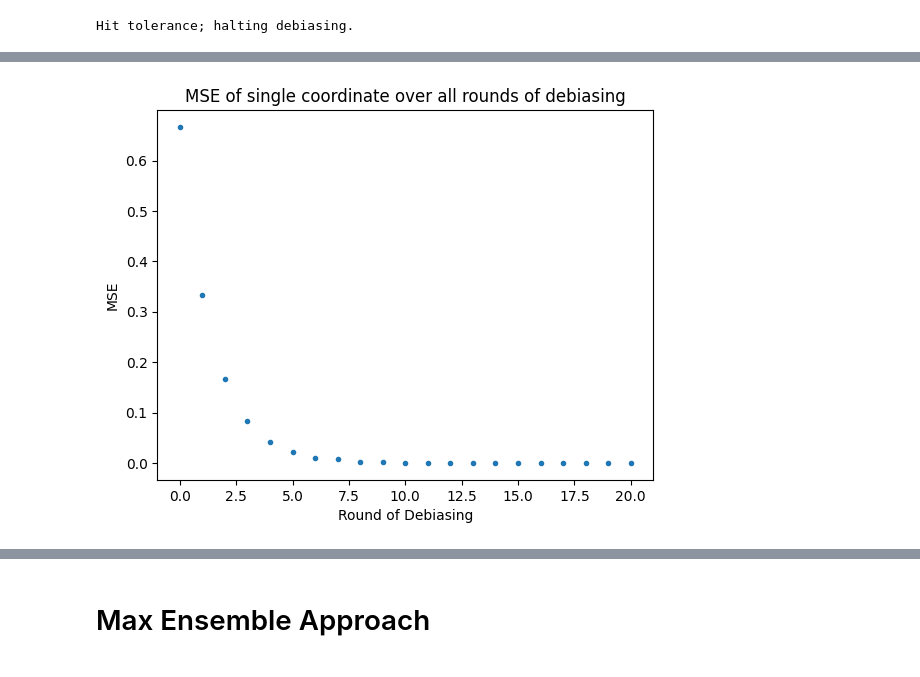
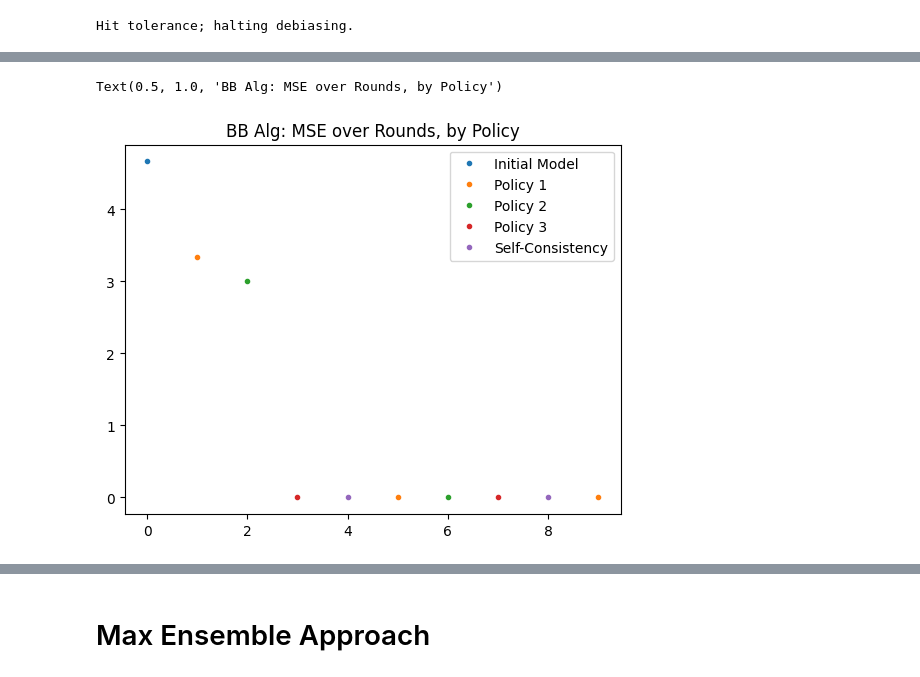
Before and after one commit to globusharris/ensembling-constrained-optimization, a Jupyter notebook: experiments.ipynb, the cells around one changed output, grey strips where cells are left out. Drawn from its saved outputs; the diff is of its cells as text; code cells hidden in the pictures.

```diff
--- a/experiments.ipynb
+++ b/experiments.ipynb
@@ -120,16 +77,20 @@ plt.show()
-# %%
-preds = np.array(model.predictions_by_round)
-mses = np.zeros((model.curr_depth+1, model.prediction_dim))
-for i in range(len(model.predictions_by_round)):
-    mses[i] = mse(ys, model.predictions_by_round[i], multioutput='raw_values')
-
-coord = 1
-plt.plot(np.arange(model.curr_depth+1), mses[:,coord], '.')
-plt.title("MSE of single coordinate over all rounds of debiasing")
-plt.xlabel("Round of Debiasing")
-plt.ylabel("MSE");
-# %% [output]
-[figure, removed]
+# %%
+# generate MSE for each round
+
+mses = np.array([mse(ys, pred, multioutput='raw_values') for pred in model.predictions_by_round])
+
+coord = 0
+plt.plot(0,mses[0][coord],'.', label="Initial Model")
+for i in range(1, model.n_models+1):
+    indices = list(range(len(model.predictions_by_round)))[i::(model.n_models + 1)]
+    plt.plot(indices, mses[i::(model.n_models + 1)][:, coord], '.', label=f"Policy {i}")
+indices = list(range(len(model.predictions_by_round)))[(model.n_models+1)::(model.n_models + 1)]
+plt.plot(indices, mses[(model.n_models+1)::(model.n_models + 1)][:, coord], '.', label="Self-Consistency")
+plt.legend()
+plt.title("BB Alg: MSE over Rounds, by Policy")
+# %% [output]
+Text(0.5, 1.0, 'BB Alg: MSE over Rounds, by Policy')
+[figure, added]
 # %%
 # predicted revenue of each point per round
 pred_rev = [np.einsum('ij,ij->i', model.predictions_by_round[i], policy0.run_given_preds(model.predictions_by_round[i])) for i in range(len(model.predictions_by_round))] #fancy vectorized row-wise dot product
```
Also changed, not shown: parts of 7 cells of this notebook, 3 other files.
